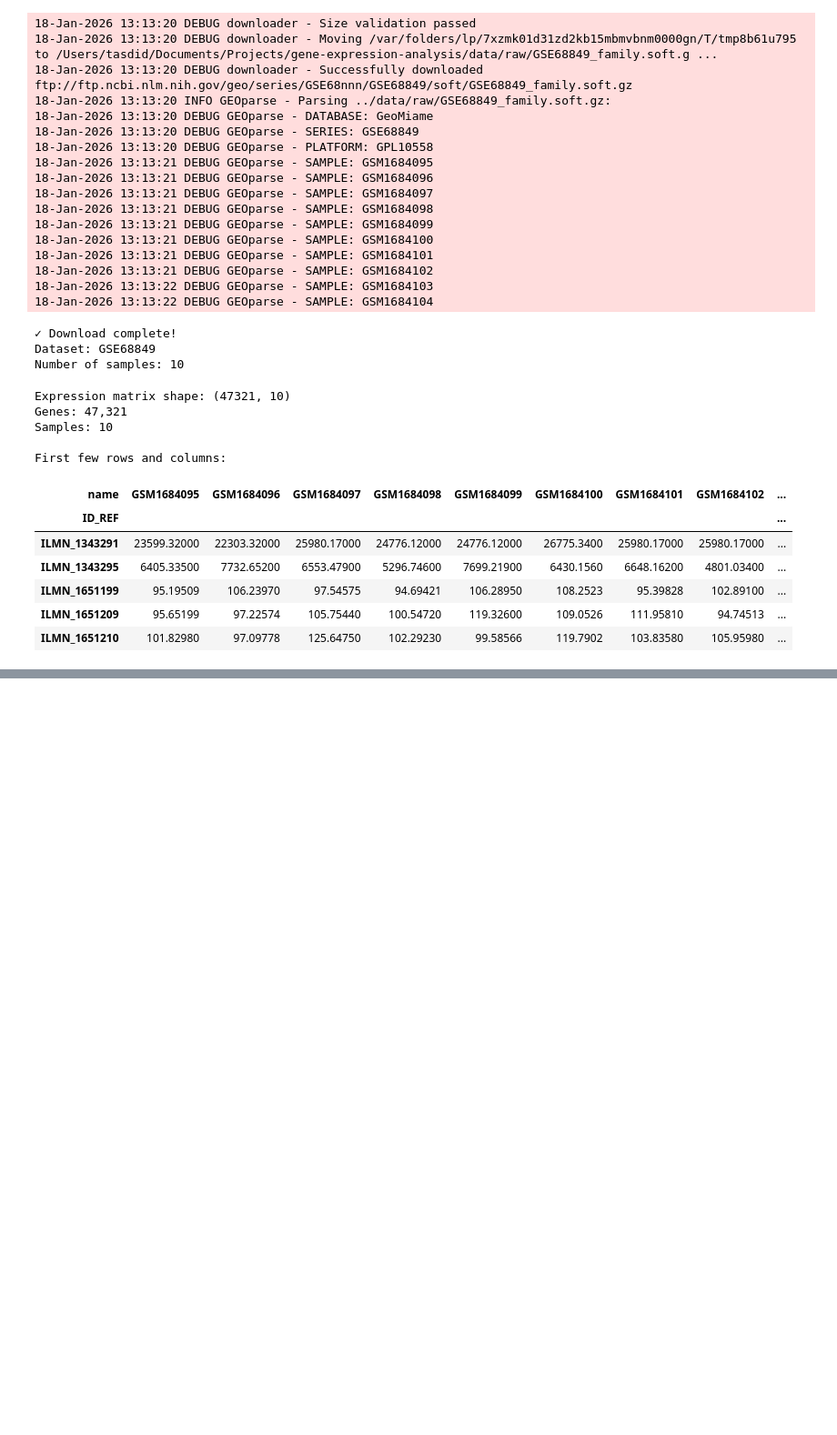
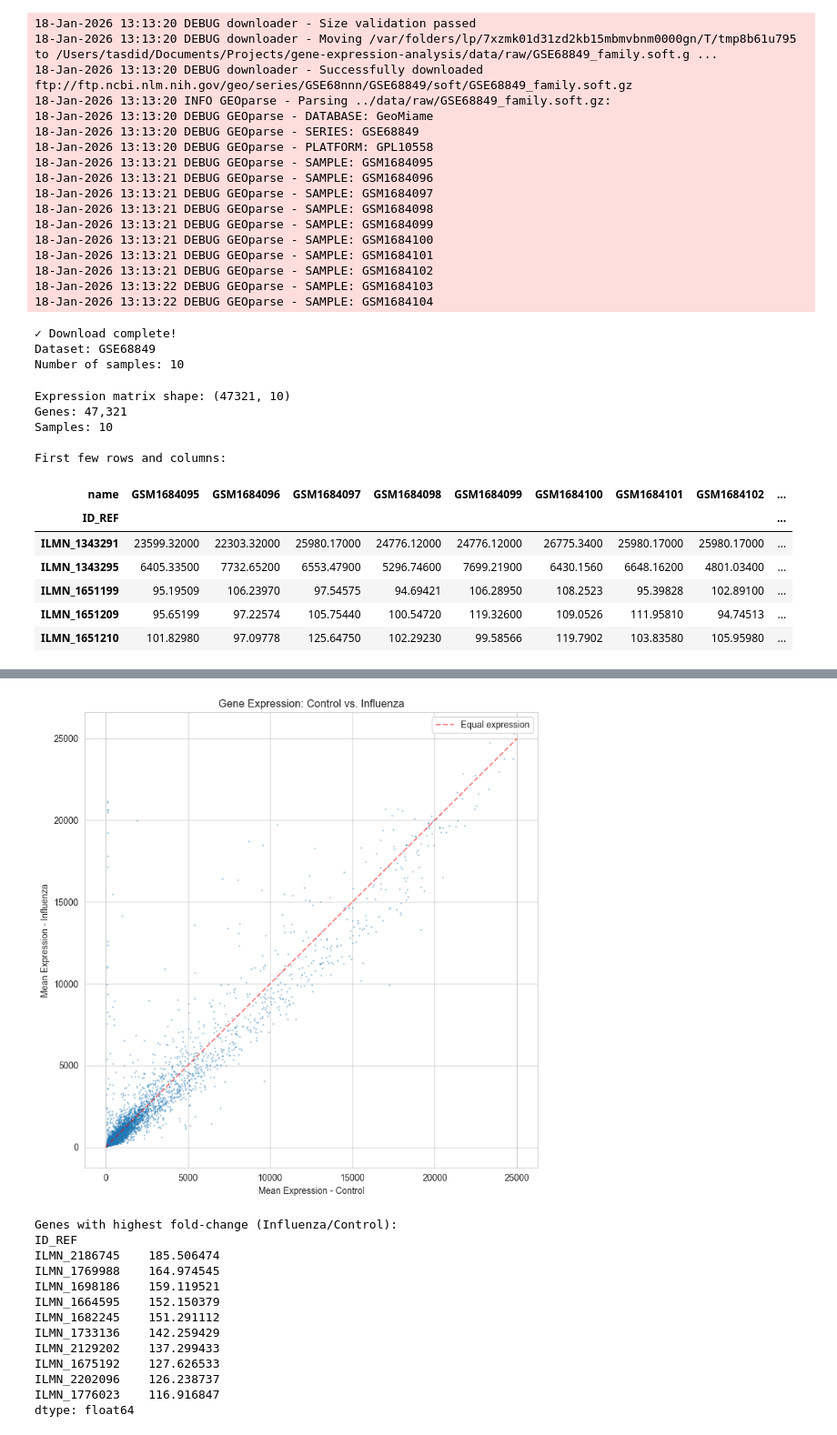
Before and after one commit to Tasdeed/gene-expression-analysis, a Jupyter notebook: notebooks/01_data_exploration.ipynb, the cells around one changed output, grey strips where cells are left out. Shown at 91% size. Saved outputs shown, nothing was run; the diff lists cells and outputs as text; code cells hidden in the pictures; blank space fills up the shorter version.

```diff
--- a/notebooks/01_data_exploration.ipynb
+++ b/notebooks/01_data_exploration.ipynb
@@ -83,0 +115,11 @@ First few rows and columns:
+# %%
+# Extract treatment information from titles
+metadata['treatment'] = metadata['title'].apply(
+    lambda x: 'Control' if 'No virus' in x else 'Influenza'
+)
+
+# Count samples in each group
+print("Sample groups:")
+print(metadata['treatment'].value_counts())
+print("\nBreakdown:")
+print(metadata[['sample_id', 'treatment']])
@@ -83,0 +192,38 @@ First few rows and columns:
+# %%
+# Calculate mean expression for each group
+control_samples = metadata[metadata['treatment'] == 'Control']['sample_id'].tolist()
+influenza_samples = metadata[metadata['treatment'] == 'Influenza']['sample_id'].tolist()
+
+control_mean = expression_data[control_samples].mean(axis=1)
+influenza_mean = expression_data[influenza_samples].mean(axis=1)
+
+# Create scatter plot
+plt.figure(figsize=(8, 8))
+plt.scatter(control_mean, influenza_mean, alpha=0.3, s=1)
+plt.xlabel('Mean Expression - Control')
+plt.ylabel('Mean Expression - Influenza')
+plt.title('Gene Expression: Control vs. Influenza')
+plt.plot([0, 25000], [0, 25000], 'r--', alpha=0.5, label='Equal expression')
+plt.legend()
+plt.tight_layout()
+plt.show()
+
+# Find some genes with big differences
+fold_change = influenza_mean / (control_mean + 1)  # Add 1 to avoid division by zero
+print(f"\nGenes with highest fold-change (Influenza/Control):")
+print(fold_change.nlargest(10))
+# %% [output]
+[figure, added]
+Genes with highest fold-change (Influenza/Control):
+ID_REF
+ILMN_2186745    185.506474
+ILMN_1769988    164.974545
+ILMN_1698186    159.119521
+ILMN_1664595    152.150379
+ILMN_1682245    151.291112
+ILMN_1733136    142.259429
+ILMN_2129202    137.299433
+ILMN_1675192    127.626533
+ILMN_2202096    126.238737
+ILMN_1776023    116.916847
+dtype: float64
```
Also changed, not shown: parts of 4 cells of this notebook.
